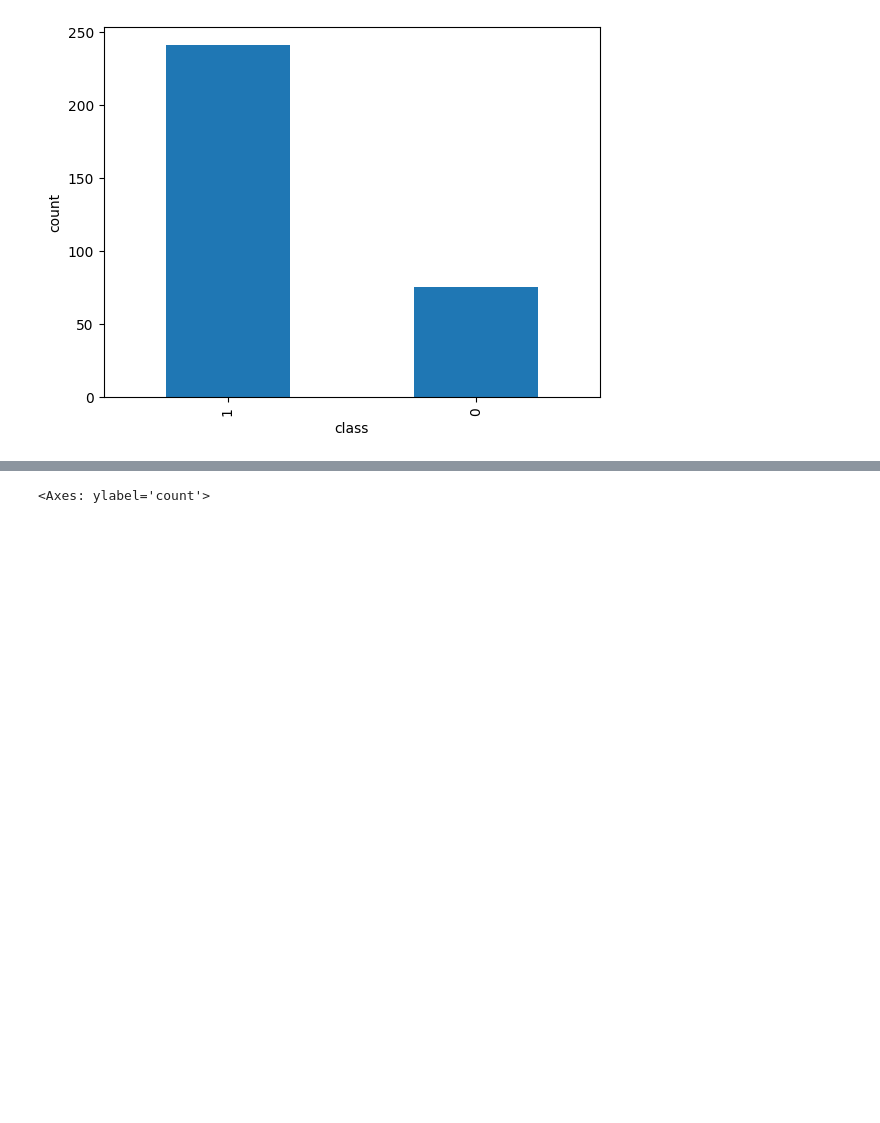
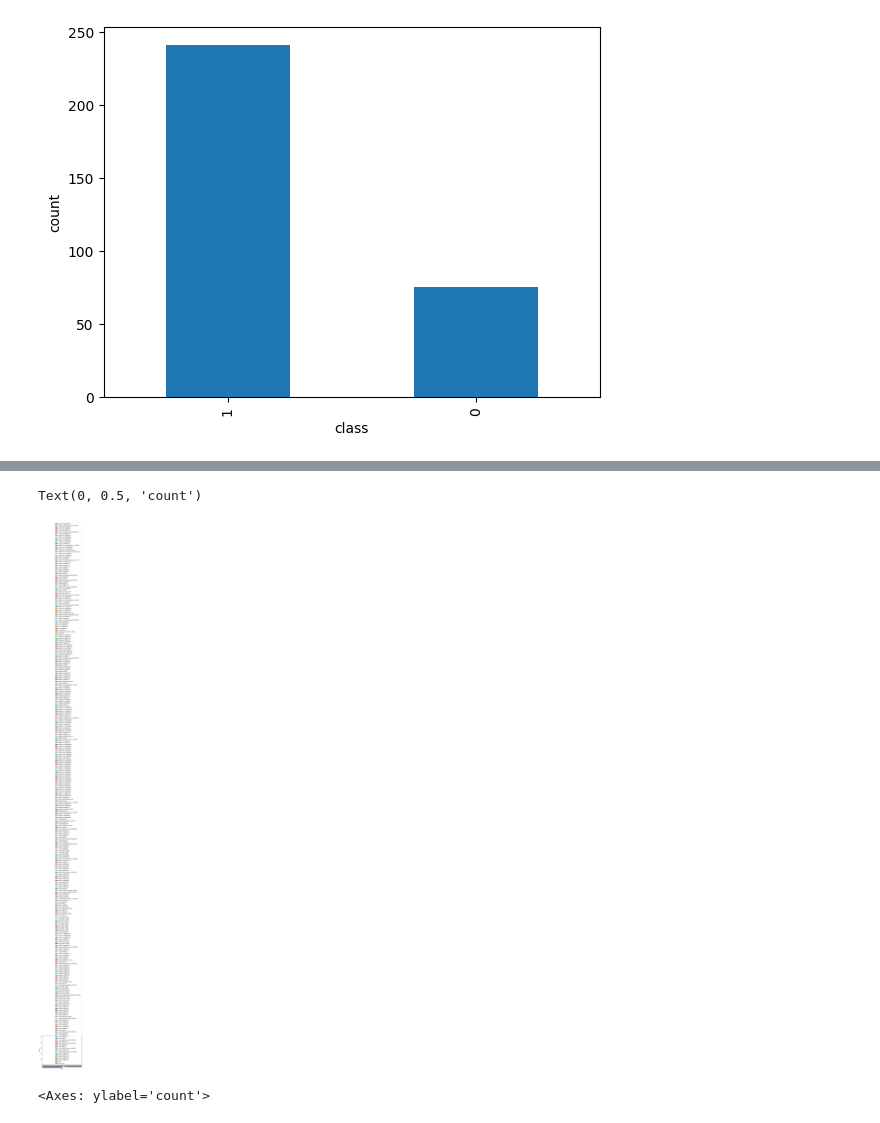
Before and after one commit to safaet/antimicrobial_resistance, a Jupyter notebook: dataset_analysis (balance-unbalance).ipynb, the cells around one changed output, grey strips where cells are left out. Drawn from its saved outputs; the diff is of its cells as text; code cells hidden in the pictures; blank space fills up the shorter version.

```diff
--- a/dataset_analysis (balance-unbalance).ipynb
+++ b/dataset_analysis (balance-unbalance).ipynb
@@ -75,3 +89,10 @@ Name: count, dtype: int64
+# %%
+data_upsampled.plot(kind='bar')
+plt.xlabel('class')
+plt.ylabel('count')
+# %% [output]
+Text(0, 0.5, 'count')
+[figure, added]
 # %%
 import seaborn as sns
 
```
Also changed, not shown: parts of 6 cells of this notebook, 10 other files.
